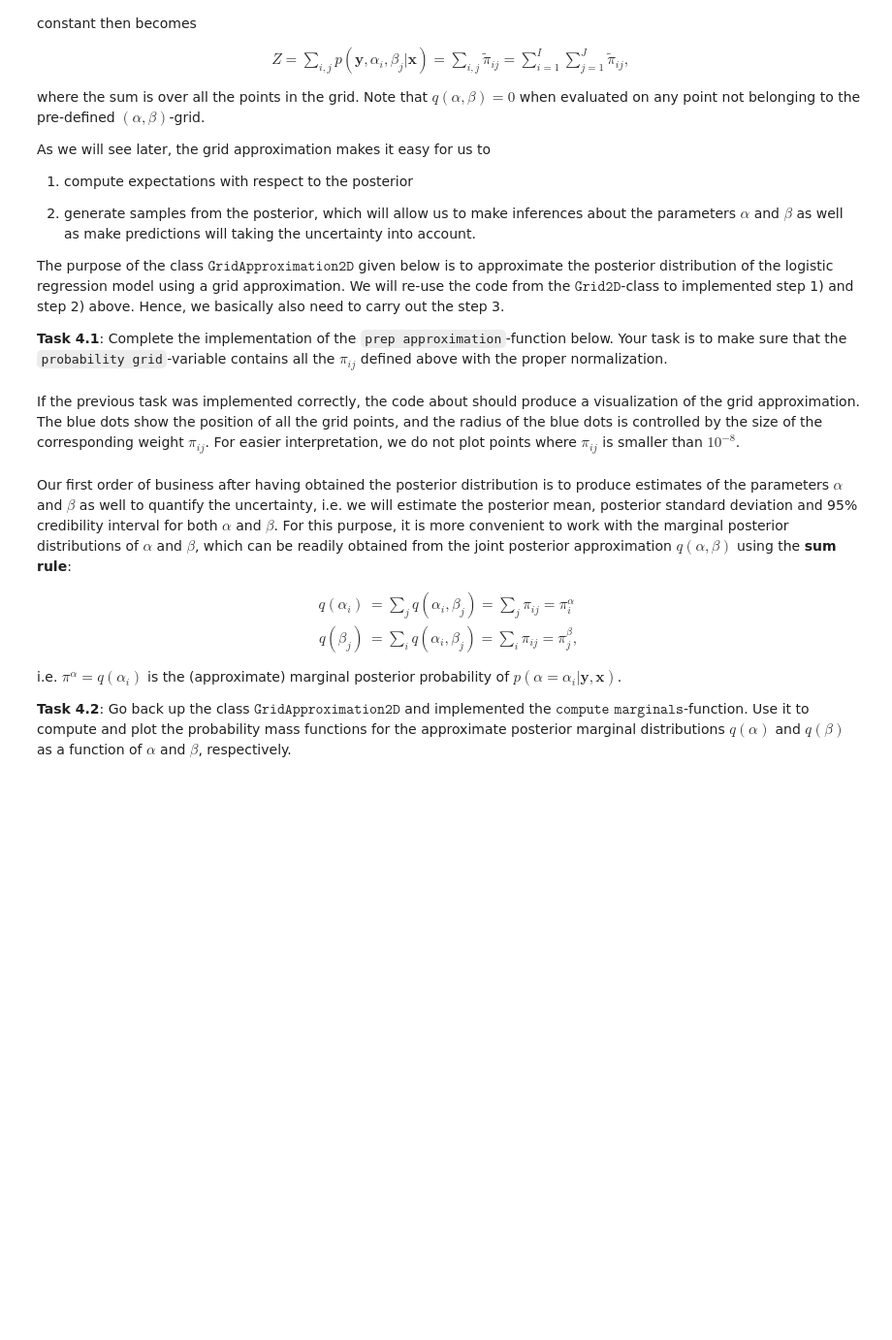
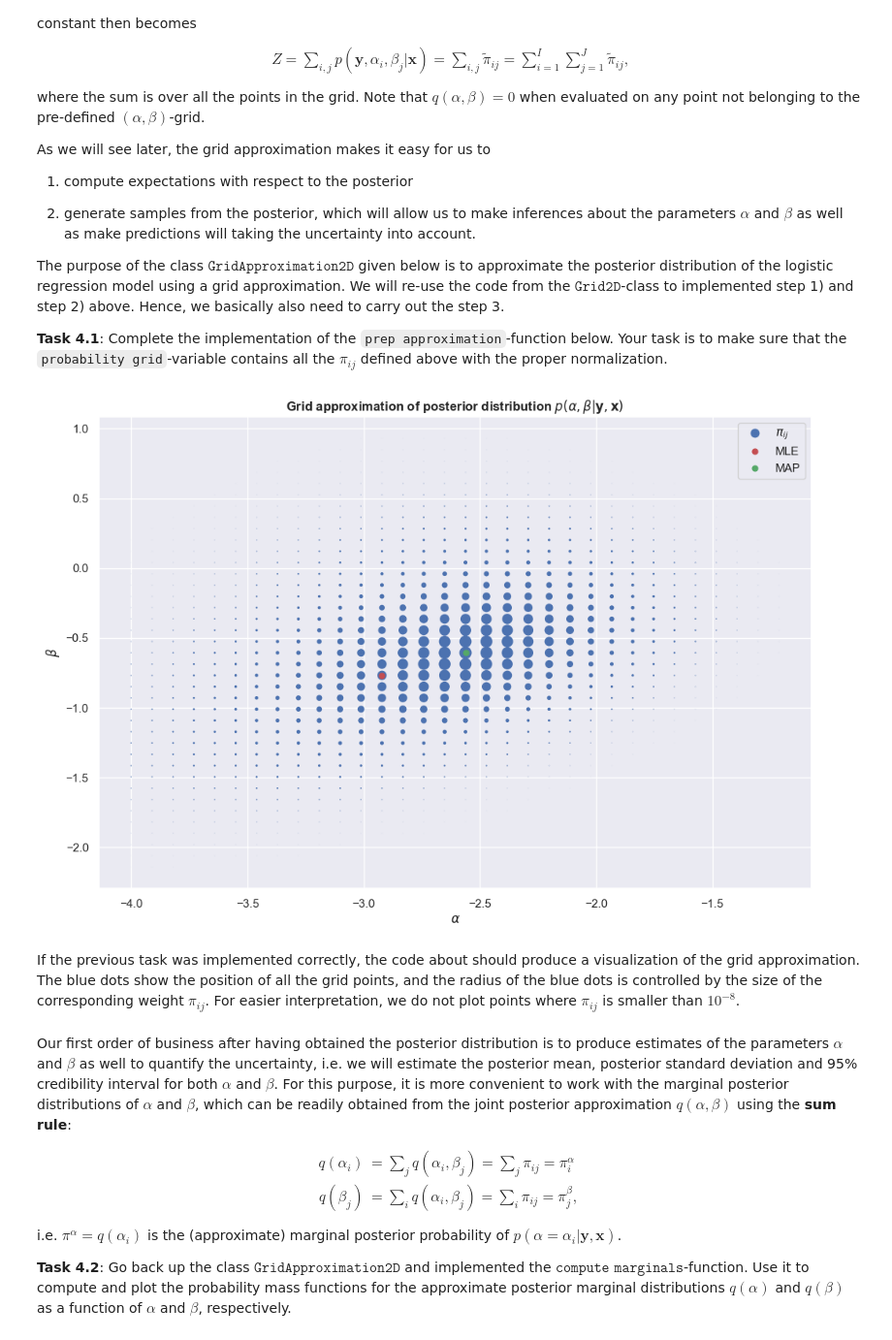
Before and after one commit to lelegod/bayesian_ml, a Jupyter notebook: week2/ex2_handout.ipynb, the cells around one changed output. Shown at 97% size. Cells and saved outputs as stored; diff of their text form; code cells hidden in the pictures; blank space fills up the shorter version.

```diff
--- a/week2/ex2_handout.ipynb
+++ b/week2/ex2_handout.ipynb
@@ -526,13 +526,13 @@ class GridApproximation2D(Grid2D):
         self.log_joint_grid = self.log_joint_grid - jnp.max(self.log_joint_grid)
 
         # evaluate joint for each point on the grid
-        self.tilde_probabilities_grid = <insert code here>
+        self.tilde_probabilities_grid = jnp.exp(self.log_joint_grid)
 
         # compute normalization constant
-        self.Z = <insert your solution here>
+        self.Z = jnp.sum(self.tilde_probabilities_grid)
 
         # [num_alpha, num_beta]-matrix of \pi_{ij}-values summing to 1.
-        self.probabilities_grid = <insert code here>
+        self.probabilities_grid = self.tilde_probabilities_grid / self.Z
 
         # flatten for later convinience
         self.alphas_flat = self.alpha_grid.flatten()                                             # shape: [num_alpha*num_beta] = [num_outcomes]
@@ -541,8 +541,8 @@ class GridApproximation2D(Grid2D):
         self.probabilities_flat = self.probabilities_grid.flatten()                              # [num_outcomes]
 
     def compute_marginals(self):
-        self.pi_alpha =  0 #<replace 0 with your solution>
-        self.pi_beta =  0 #<replace 0 with your solution>
+        self.pi_alpha =  self.probabilities_grid.sum(axis=1) #<replace 0 with your solution>
+        self.pi_beta = self.probabilities_grid.sum(axis=0) #<replace 0 with your solution>
 
         # compute marginal distribution using sum rule
     def compute_expectation(self, f):
@@ -555,33 +555,35 @@ class GridApproximation2D(Grid2D):
         return self.alphas_flat[idx], self.betas_flat[idx]
 
     def visualize(self, ax, scaling=8000, title='Grid approximation'):
         idx = self.probabilities_flat > self.threshold
         ax.scatter(self.alphas_flat[idx], self.betas_flat[idx], scaling*self.probabilities_flat[idx],label='$\\pi_{ij}$')
         ax.set(xlabel='$\\alpha$', ylabel='$\\beta$')
         ax.set_title(title, fontweight='bold')
 
     def sanity_check(self):
         assert self.probabilities_grid.shape == self.grid_size, "Probability grid does not have shape [num_alphas, num_betas] (self.grid_size). Check your implementation."
         assert jnp.all(self.probabilities_grid >= 0), "Not all values in probability grid are non-negative. Check your implementation."
         assert jnp.allclose(self.probabilities_grid.sum(), 1), "Values in probability grid do not sum to one. Check your implementation."
 
 # grid
 num_alpha, num_beta = 90, 100
 alphas = jnp.linspace(-4, 4, num_alpha)
 betas = jnp.linspace(-4, 4, num_beta)
 
 # model
 model = LogisticRegression(x, y, N, sigma2_alpha=1.0, sigma2_beta=1.0)
 
 # construct grid approximation for posterior
 post_approx = GridApproximation2D(alphas, betas, model.log_joint, name='Posterior')
 
 # plot
 fig, ax = plt.subplots(1, 1, figsize=(12, 8))
 post_approx.visualize(ax, title='Grid approximation of posterior distribution $p(\\alpha, \\beta|  \\mathbf{y}, \\mathbf{x})$')
 ax.plot(alpha_MLE, beta_MLE, 'r.', label='MLE', markersize=10);
 ax.plot(alpha_MAP, beta_MAP, 'g.', label='MAP', markersize=10);
 ax.legend();
+# %% [output]
+[figure, added]
 # %% [markdown]
 If the previous task was implemented correctly, the code about should produce a visualization of the grid approximation. The blue dots show the position of all the grid points, and the radius of the blue dots is controlled by the size of the corresponding weight $\pi_{ij}$. For easier interpretation, we do not plot points where $\pi_{ij}$ is smaller than $10^{-8}$.
 # %% [markdown]
```
Also changed, not shown: parts of 9 cells of this notebook.
